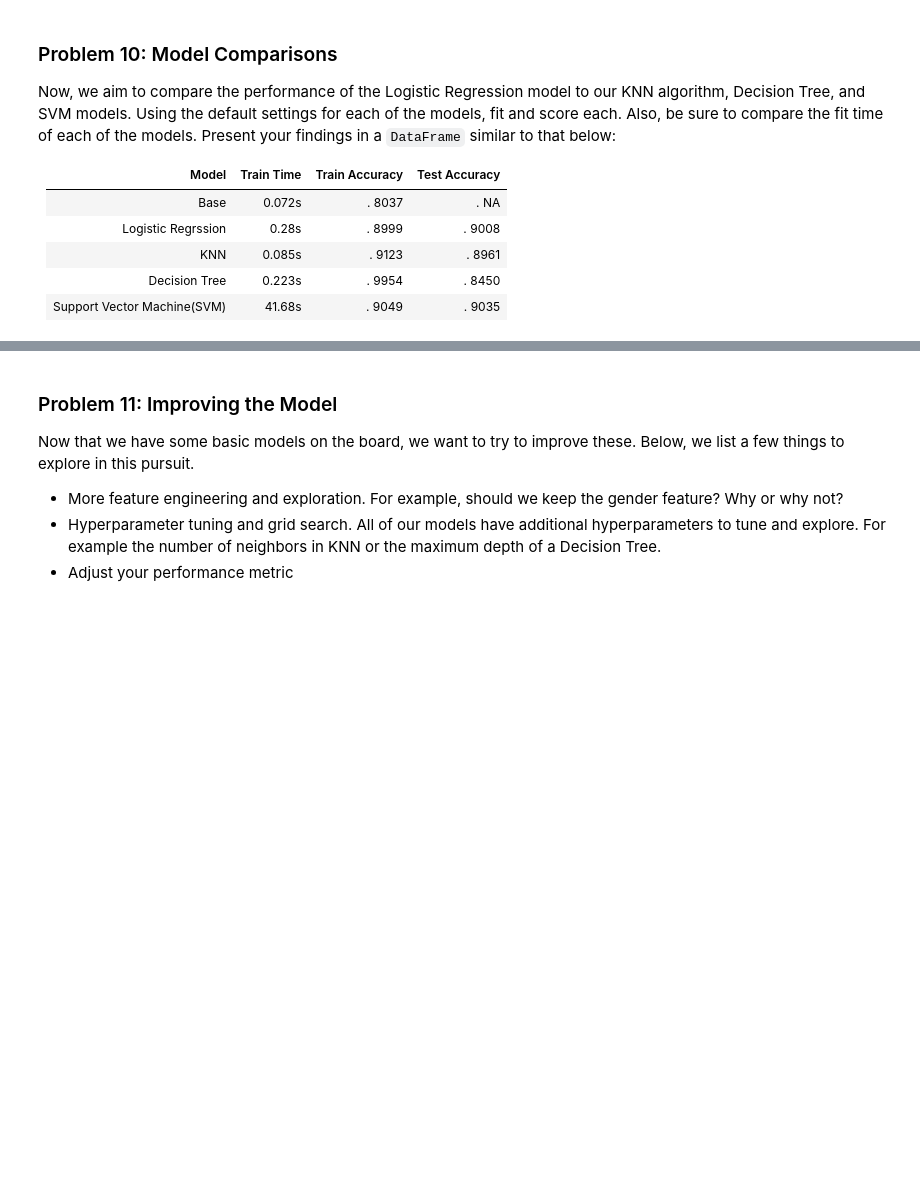
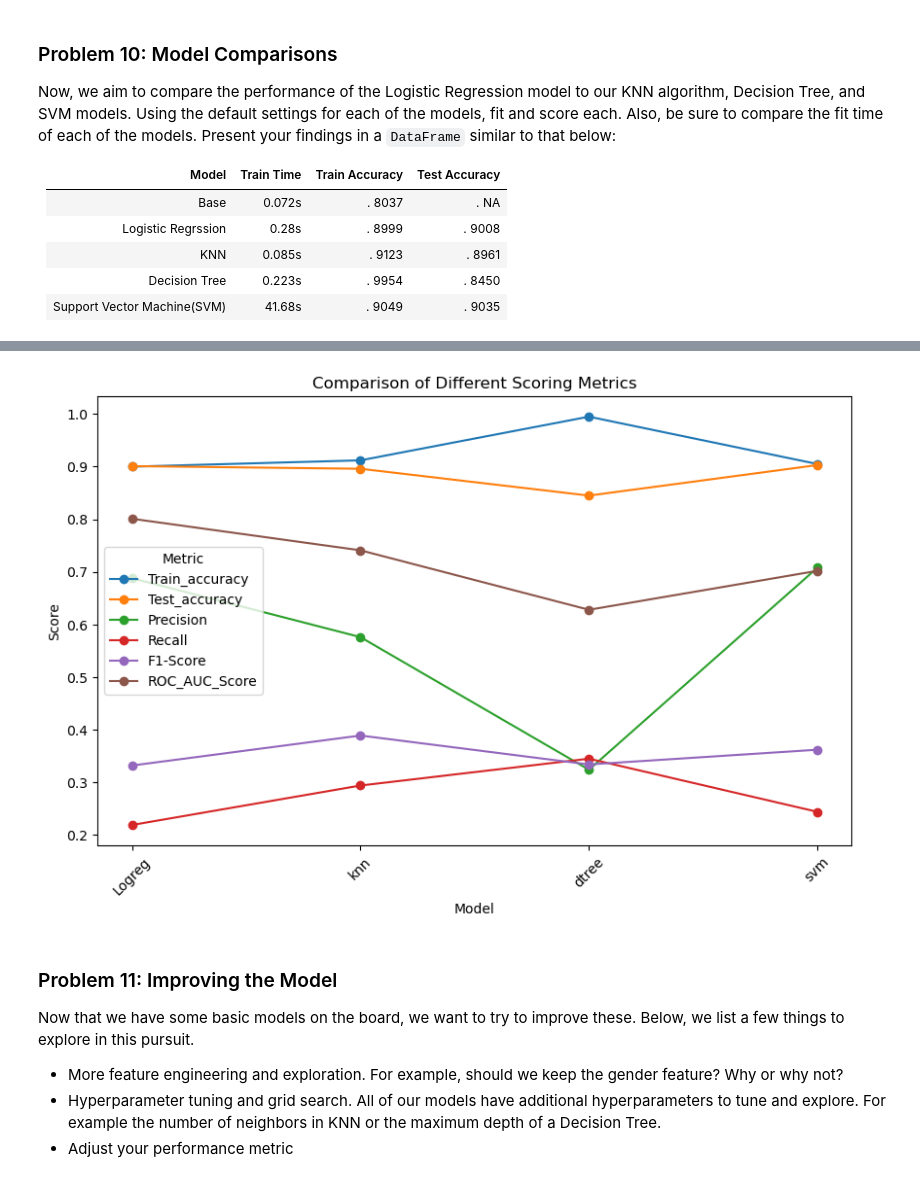
Before and after one commit to er-robins/Bank_Marketing_Campaign, a Jupyter notebook: Bank_Marketing_Campaign.ipynb, the cells around one changed output, grey strips where cells are left out. Saved outputs shown, nothing was run; the diff lists cells and outputs as text; code cells hidden in the pictures; blank space fills up the shorter version.

```diff
--- a/Bank_Marketing_Campaign.ipynb
+++ b/Bank_Marketing_Campaign.ipynb
@@ -370,3 +382,30 @@ for name, model in models.items():
+# %%
+def score_plot(df_sf):
+    # List of metrics to plot
+    metrics = ['Train_accuracy', 'Test_accuracy', 'Precision', 'Recall', 'F1-Score', 'ROC_AUC_Score']
+
+    # Create a figure and axis
+    plt.figure(figsize=(10, 6))
+
+    # Plot each metric
+    for metric in metrics:
+        plt.plot(df_sf['Model'], df_sf[metric], marker='o', label=metric)
+
+    # Add labels and title
+    plt.xlabel('Model')
+    plt.ylabel('Score')
+    plt.title('Comparison of Different Scoring Metrics')
+    plt.xticks(rotation=45)
+
+    # Add a legend
+    plt.legend(title='Metric')
+
+    # Show the plot
+    plt.show()
+# %%
+score_plot(m_results_df)
+# %% [output]
+[figure, added]
 # %% [markdown]
 ### Problem 11: Improving the Model
 
```
Also changed, not shown: parts of 32 cells of this notebook, 13 other files.
